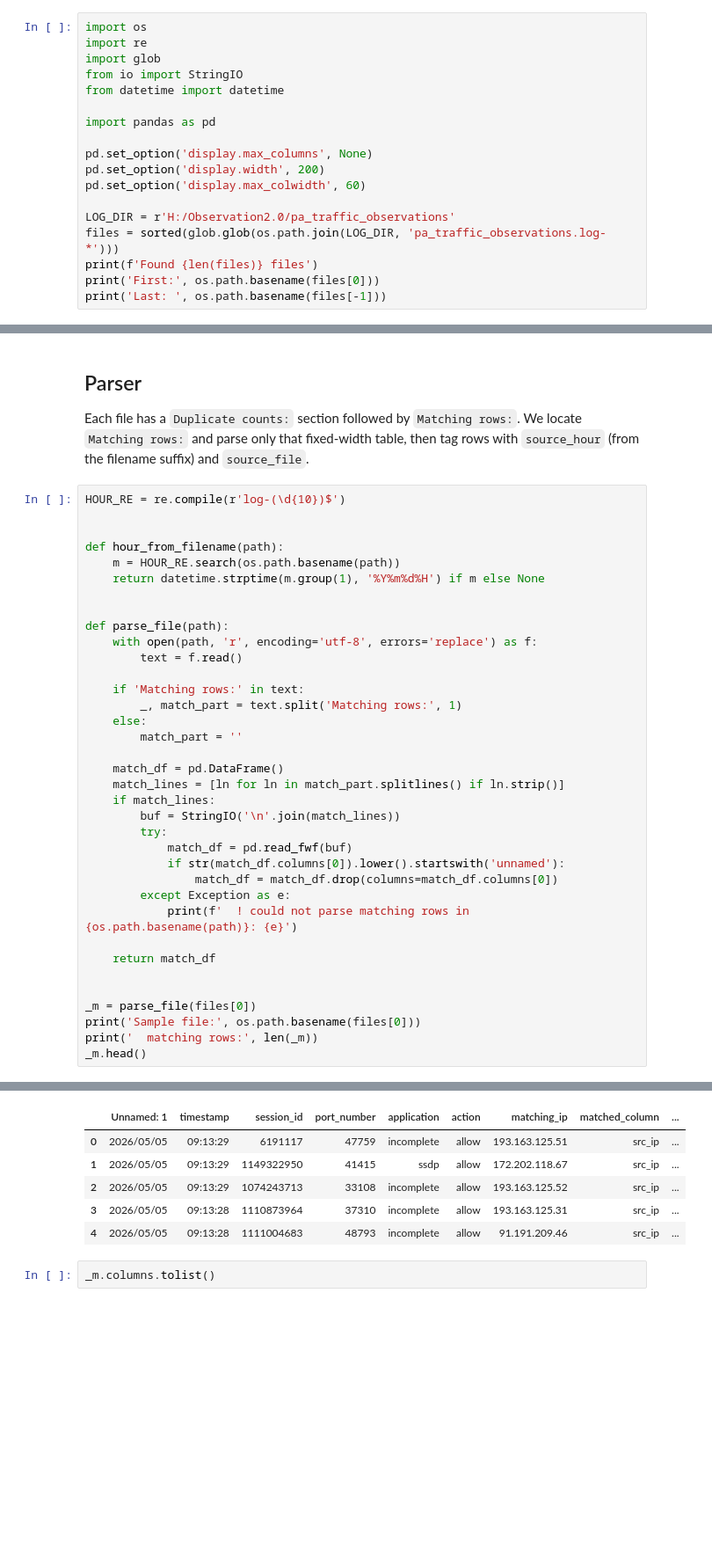
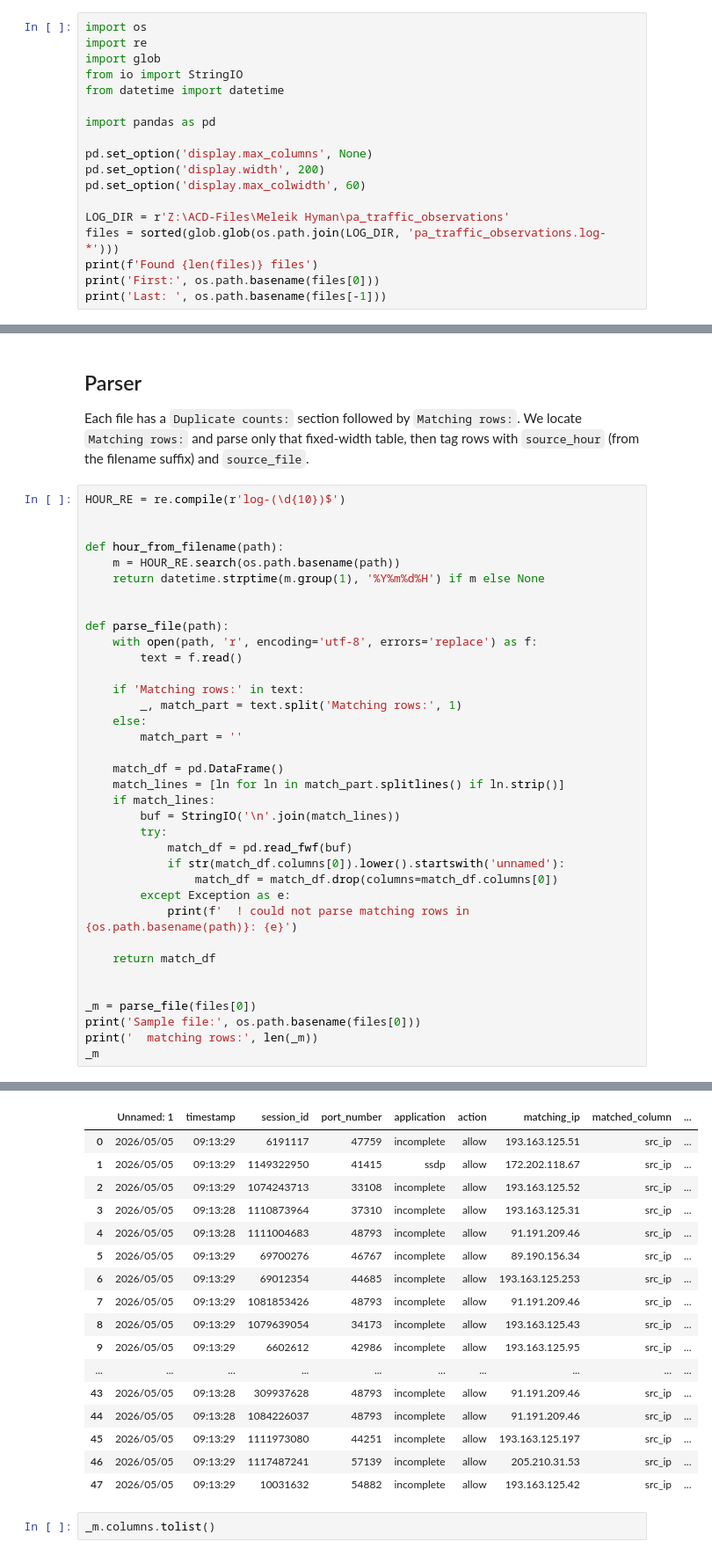
Before and after one commit to jaytlinaskew-org/htoc, a Jupyter notebook: notebooks/Gap Observation 2.0/SplunkLogDataAnalysis.ipynb, the cells around one changed output, grey strips where cells are left out. Shown at 88% size. Drawn from its saved outputs; the diff is of its cells as text; blank space fills up the shorter version.

```diff
--- a/notebooks/Gap Observation 2.0/SplunkLogDataAnalysis.ipynb
+++ b/notebooks/Gap Observation 2.0/SplunkLogDataAnalysis.ipynb
@@ -19,7 +19,7 @@ pd.set_option('display.max_columns', None)
 pd.set_option('display.width', 200)
 pd.set_option('display.max_colwidth', 60)
 
-LOG_DIR = r'H:/Observation2.0/pa_traffic_observations'
+LOG_DIR = r'Z:\ACD-Files\Meleik Hyman\pa_traffic_observations'
 files = sorted(glob.glob(os.path.join(LOG_DIR, 'pa_traffic_observations.log-*')))
 print(f'Found {len(files)} files')
 print('First:', os.path.basename(files[0]))
@@ -49,34 +49,45 @@ def parse_file(path):
         _, match_part = text.split('Matching rows:', 1)
     else:
         match_part = ''
 
     match_df = pd.DataFrame()
     match_lines = [ln for ln in match_part.splitlines() if ln.strip()]
     if match_lines:
         buf = StringIO('\n'.join(match_lines))
         try:
             match_df = pd.read_fwf(buf)
             if str(match_df.columns[0]).lower().startswith('unnamed'):
                 match_df = match_df.drop(columns=match_df.columns[0])
         except Exception as e:
             print(f'  ! could not parse matching rows in {os.path.basename(path)}: {e}')
 
     return match_df
 
 
 _m = parse_file(files[0])
 print('Sample file:', os.path.basename(files[0]))
 print('  matching rows:', len(_m))
-_m.head()
+_m
 # %% [output]
 Sample file: pa_traffic_observations.log-2026050510
   matching rows: 48
 |  | Unnamed: 1 | timestamp | session_id | port_number | application | action | matching_ip | matched_column | ... |
 | 0 | 2026/05/05 | 09:13:29 | 6191117 | 47759 | incomplete | allow | 193.163.125.51 | src_ip | ... |
 | 1 | 2026/05/05 | 09:13:29 | 1149322950 | 41415 | ssdp | allow | 172.202.118.67 | src_ip | ... |
 | 2 | 2026/05/05 | 09:13:29 | 1074243713 | 33108 | incomplete | allow | 193.163.125.52 | src_ip | ... |
 | 3 | 2026/05/05 | 09:13:28 | 1110873964 | 37310 | incomplete | allow | 193.163.125.31 | src_ip | ... |
 | 4 | 2026/05/05 | 09:13:28 | 1111004683 | 48793 | incomplete | allow | 91.191.209.46 | src_ip | ... |
+| 5 | 2026/05/05 | 09:13:29 | 69700276 | 46767 | incomplete | allow | 89.190.156.34 | src_ip | ... |
+| 6 | 2026/05/05 | 09:13:29 | 69012354 | 44685 | incomplete | allow | 193.163.125.253 | src_ip | ... |
+| 7 | 2026/05/05 | 09:13:29 | 1081853426 | 48793 | incomplete | allow | 91.191.209.46 | src_ip | ... |
+| 8 | 2026/05/05 | 09:13:29 | 1079639054 | 34173 | incomplete | allow | 193.163.125.43 | src_ip | ... |
+| 9 | 2026/05/05 | 09:13:29 | 6602612 | 42986 | incomplete | allow | 193.163.125.95 | src_ip | ... |
+| ... | ... | ... | ... | ... | ... | ... | ... | ... | ... |
+| 43 | 2026/05/05 | 09:13:28 | 309937628 | 48793 | incomplete | allow | 91.191.209.46 | src_ip | ... |
+| 44 | 2026/05/05 | 09:13:28 | 1084226037 | 48793 | incomplete | allow | 91.191.209.46 | src_ip | ... |
+| 45 | 2026/05/05 | 09:13:29 | 1111973080 | 44251 | incomplete | allow | 193.163.125.197 | src_ip | ... |
+| 46 | 2026/05/05 | 09:13:29 | 1117487241 | 57139 | incomplete | allow | 205.210.31.53 | src_ip | ... |
+| 47 | 2026/05/05 | 09:13:29 | 10031632 | 54882 | incomplete | allow | 193.163.125.42 | src_ip | ... |
 # %%
 _m.columns.tolist()
 # %% [output]
```
Also changed, not shown: parts of 19 cells of this notebook, 1 other file.
